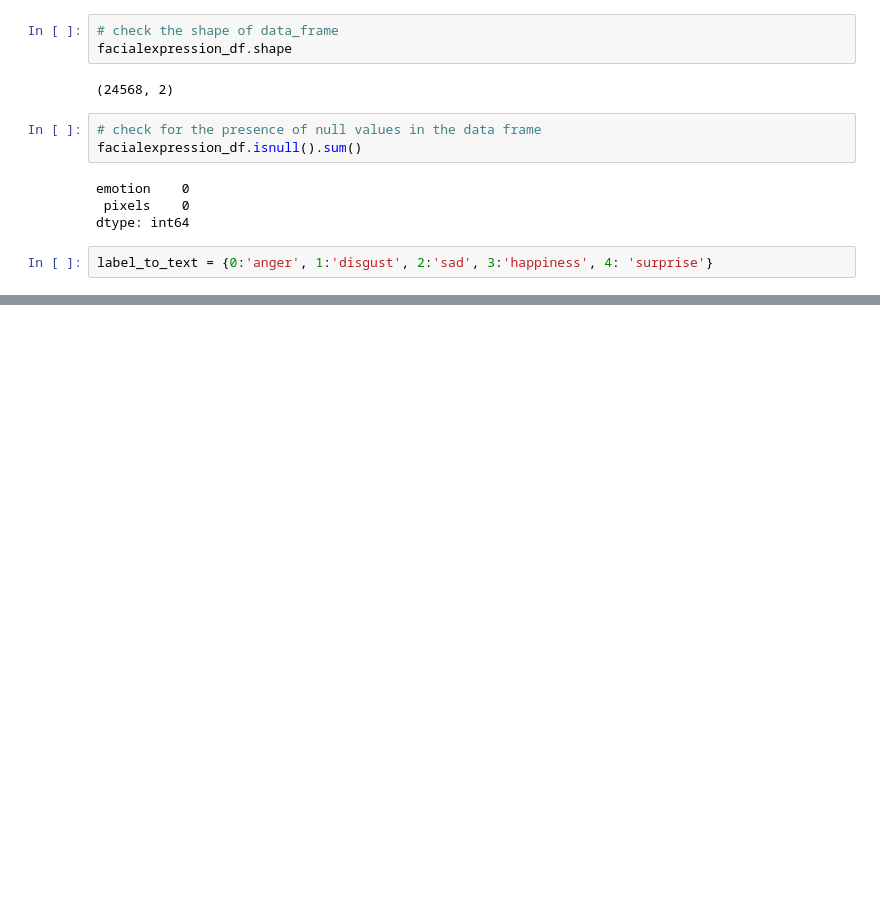
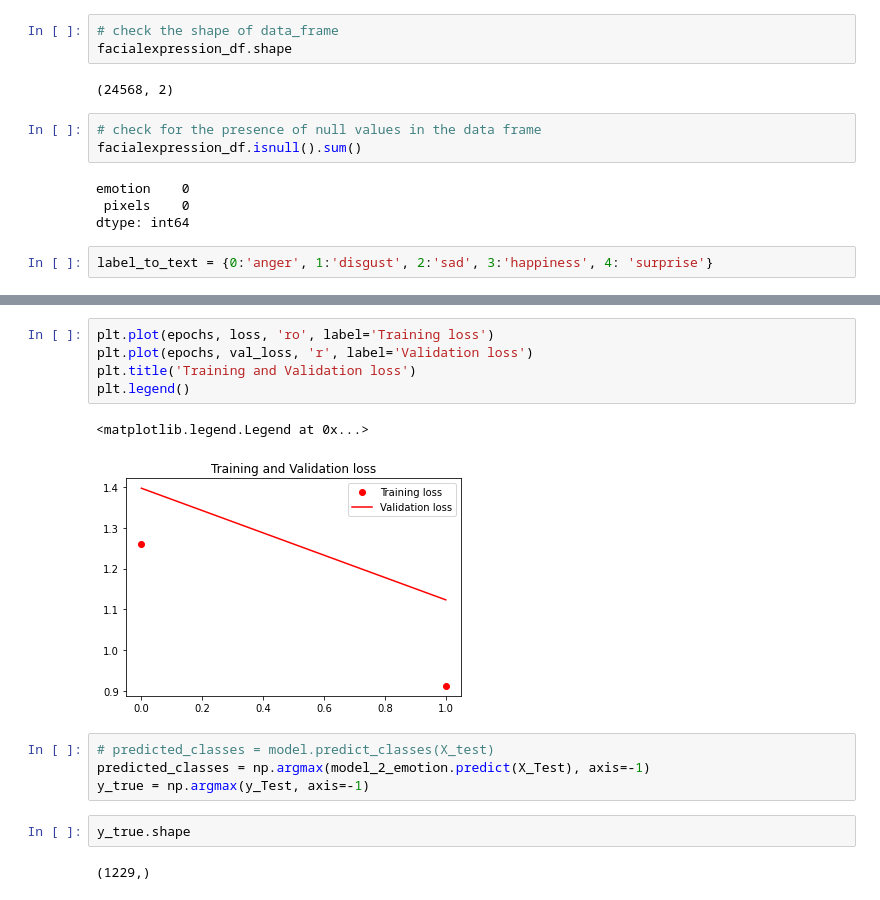
Before and after one commit to Abhinavs476/Emotion-AI, a Jupyter notebook: EmotionAI.ipynb, the cells around one changed output, grey strips where cells are left out. Drawn from its saved outputs; the diff is of its cells as text; blank space fills up the shorter version.

```diff
--- a/EmotionAI.ipynb
+++ b/EmotionAI.ipynb
@@ -582,0 +898,16 @@ label_to_text = {0:'anger', 1:'disgust', 2:'sad', 3:'happiness', 4: 'surprise'}
+# %%
+plt.plot(epochs, loss, 'ro', label='Training loss')
+plt.plot(epochs, val_loss, 'r', label='Validation loss')
+plt.title('Training and Validation loss')
+plt.legend()
+# %% [output]
+<matplotlib.legend.Legend at 0x...>
+[figure, added]
+# %%
+# predicted_classes = model.predict_classes(X_test)
+predicted_classes = np.argmax(model_2_emotion.predict(X_Test), axis=-1)
+y_true = np.argmax(y_Test, axis=-1)
+# %%
+y_true.shape
+# %% [output]
+(1229,)
```
Also changed, not shown: parts of 73 cells of this notebook.
